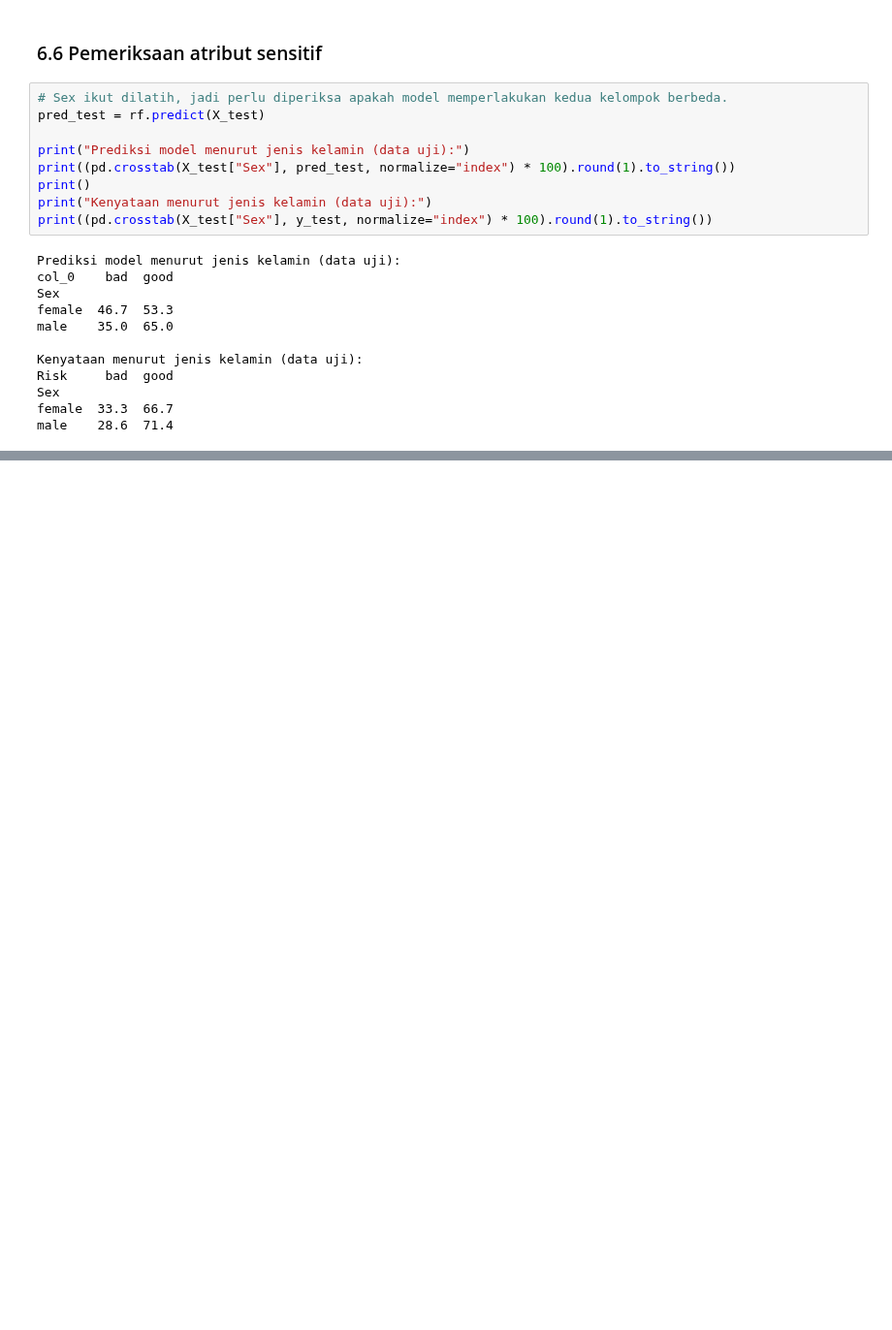
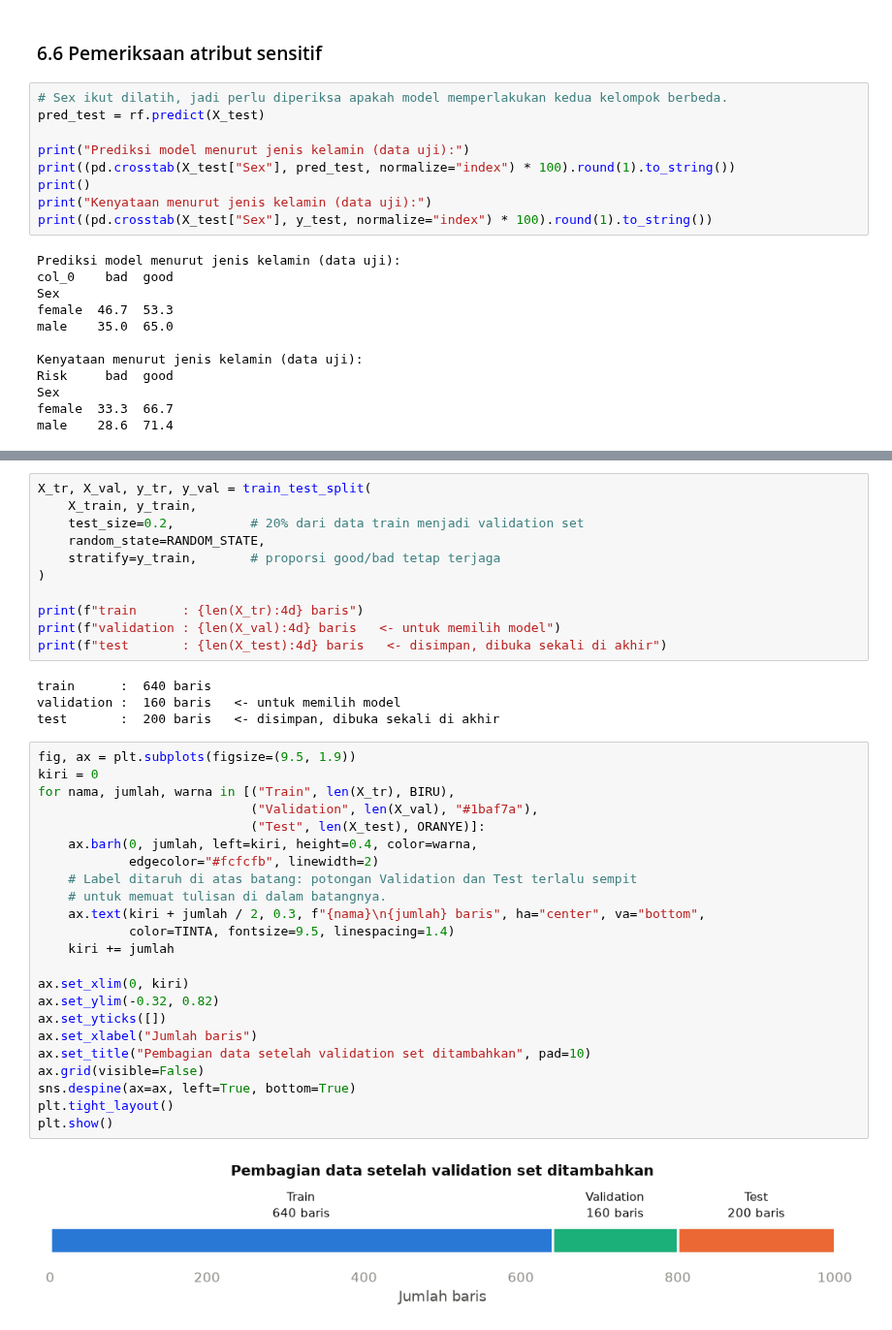
Before and after one commit to DijiLione/German-Credit-Risk-Data-Analyst2, a Jupyter notebook: German_Credit_ML.ipynb, the cells around one changed output, grey strips where cells are left out. Shown at 97% size. Drawn from its saved outputs; the diff is of its cells as text; blank space fills up the shorter version.

```diff
--- a/German_Credit_ML.ipynb
+++ b/German_Credit_ML.ipynb
@@ -864,0 +1509,40 @@ male    28.6  71.4
+# %%
+X_tr, X_val, y_tr, y_val = train_test_split(
+    X_train, y_train,
+    test_size=0.2,          # 20% dari data train menjadi validation set
+    random_state=RANDOM_STATE,
+    stratify=y_train,       # proporsi good/bad tetap terjaga
+)
+
+print(f"train      : {len(X_tr):4d} baris")
+print(f"validation : {len(X_val):4d} baris   <- untuk memilih model")
+print(f"test       : {len(X_test):4d} baris   <- disimpan, dibuka sekali di akhir")
+# %% [output]
+train      :  640 baris
+validation :  160 baris   <- untuk memilih model
+test       :  200 baris   <- disimpan, dibuka sekali di akhir
+# %%
+fig, ax = plt.subplots(figsize=(9.5, 1.9))
+kiri = 0
+for nama, jumlah, warna in [("Train", len(X_tr), BIRU),
+                            ("Validation", len(X_val), "#1baf7a"),
+                            ("Test", len(X_test), ORANYE)]:
+    ax.barh(0, jumlah, left=kiri, height=0.4, color=warna,
+            edgecolor="#fcfcfb", linewidth=2)
+    # Label ditaruh di atas batang: potongan Validation dan Test terlalu sempit
+    # untuk memuat tulisan di dalam batangnya.
+    ax.text(kiri + jumlah / 2, 0.3, f"{nama}\n{jumlah} baris", ha="center", va="bottom",
+            color=TINTA, fontsize=9.5, linespacing=1.4)
+    kiri += jumlah
+
+ax.set_xlim(0, kiri)
+ax.set_ylim(-0.32, 0.82)
+ax.set_yticks([])
+ax.set_xlabel("Jumlah baris")
+ax.set_title("Pembagian data setelah validation set ditambahkan", pad=10)
+ax.grid(visible=False)
+sns.despine(ax=ax, left=True, bottom=True)
+plt.tight_layout()
+plt.show()
+# %% [output]
+[figure, added]
```
Also changed, not shown: parts of 38 cells of this notebook.
